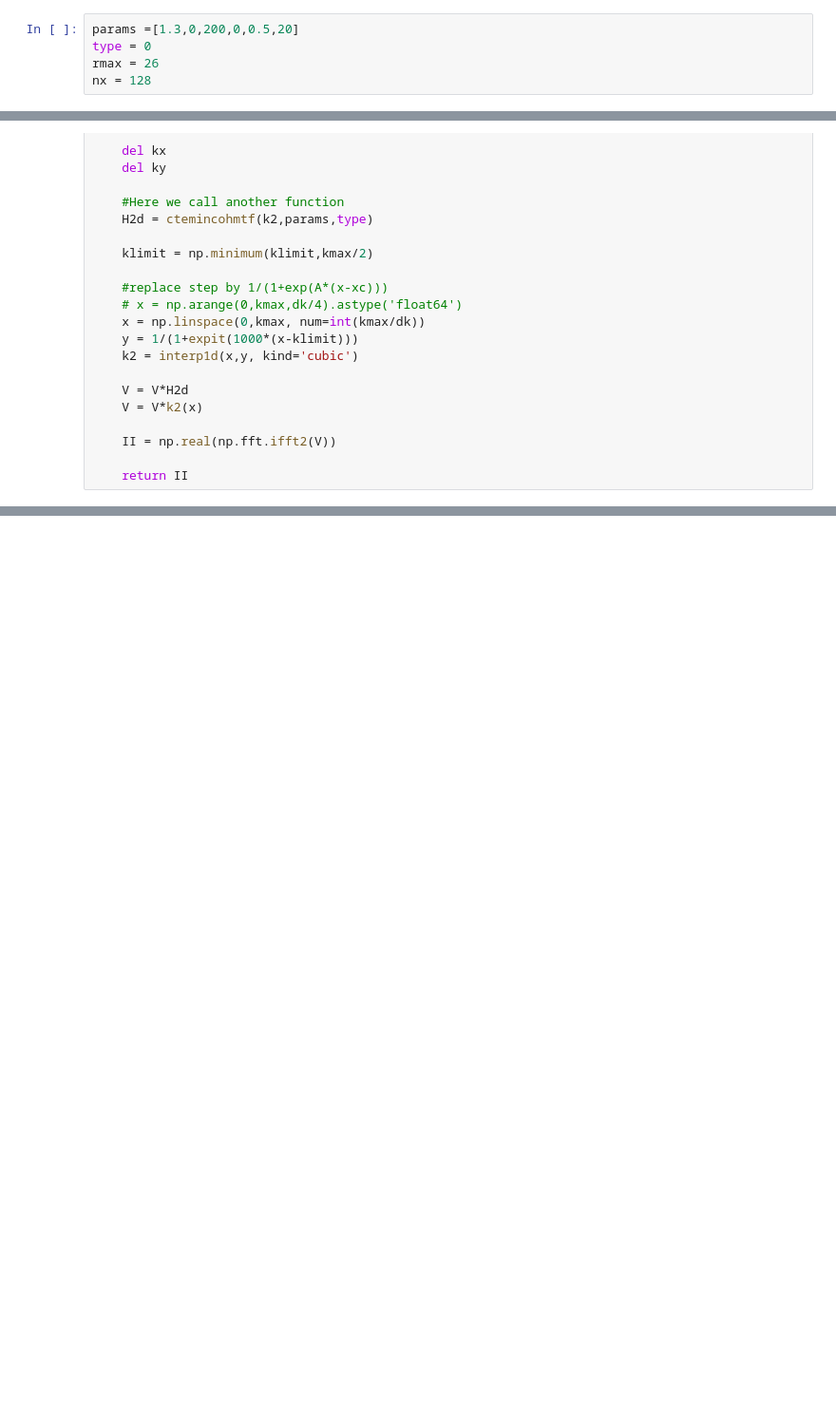
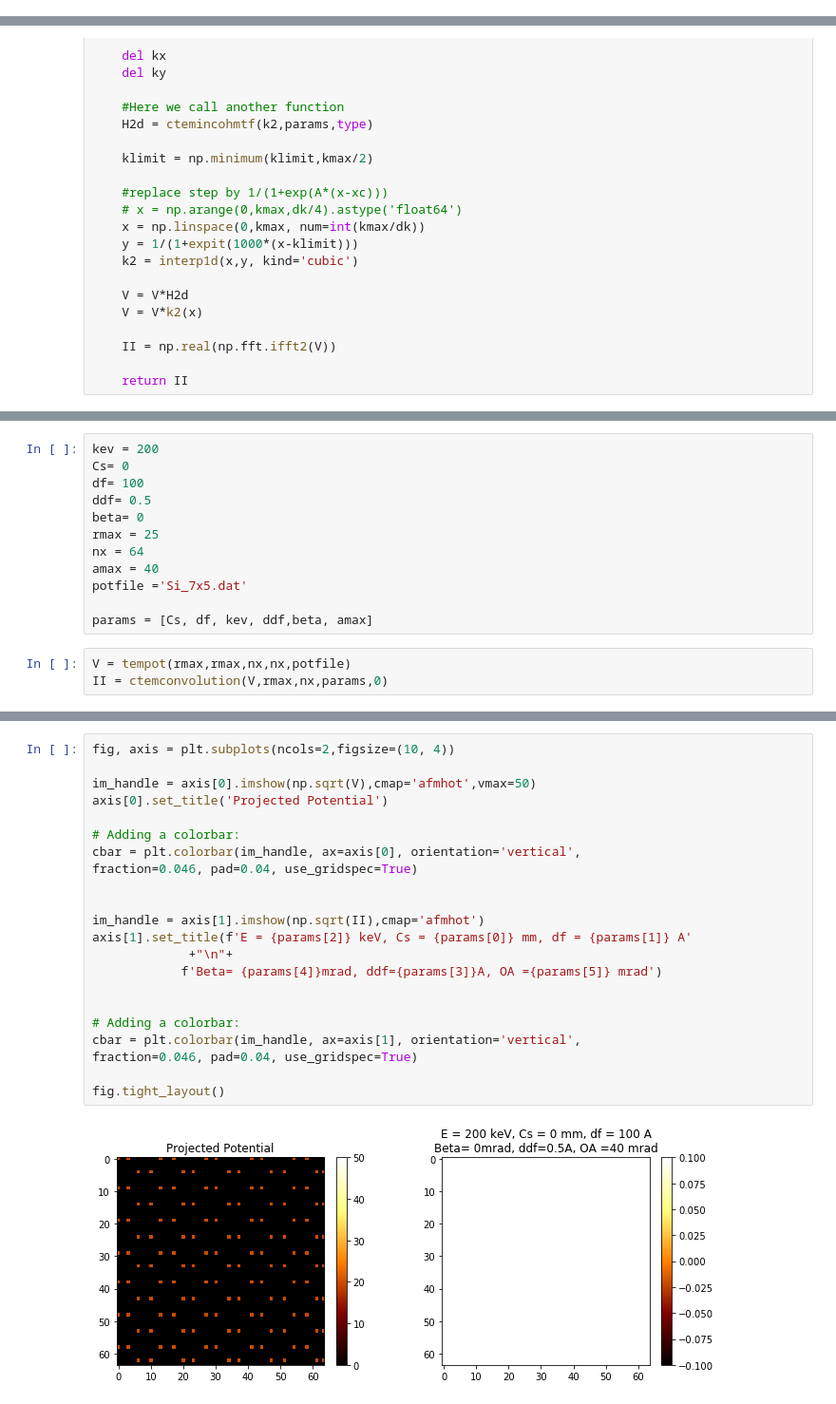
Before and after one commit to Advanced-EM/AdvancedEM, a Jupyter notebook: Week4/01_BF_ImageSimulation.ipynb, the cells around one changed output, grey strips where cells are left out. Shown: that part at 95% size. Cells and saved outputs as stored; diff of their text form; blank space fills up the shorter version.

```diff
--- a/Week4/01_BF_ImageSimulation.ipynb
+++ b/Week4/01_BF_ImageSimulation.ipynb
@@ -169,5 +151,0 @@ amax = objective aperture semiangle in mrad
-# %%
-params =[1.3,0,200,0,0.5,20]
-type = 0
-rmax = 26
-nx = 128
@@ -283,0 +255,15 @@ f1(x)
+# %%
+kev = 200
+Cs= 0
+df= 100
+ddf= 0.5
+beta= 0
+rmax = 25
+nx = 64
+amax = 40
+potfile ='Si_7x5.dat'
+
+params = [Cs, df, kev, ddf,beta, amax]
+# %%
+V = tempot(rmax,rmax,nx,nx,potfile)
+II = ctemconvolution(V,rmax,nx,params,0)
@@ -283,0 +281,24 @@ f1(x)
+# %%
+fig, axis = plt.subplots(ncols=2,figsize=(10, 4))
+
+im_handle = axis[0].imshow(np.sqrt(V),cmap='afmhot',vmax=50)
+axis[0].set_title('Projected Potential')
+
+# Adding a colorbar:
+cbar = plt.colorbar(im_handle, ax=axis[0], orientation='vertical',
+fraction=0.046, pad=0.04, use_gridspec=True)
+
+
+im_handle = axis[1].imshow(np.sqrt(II),cmap='afmhot')
+axis[1].set_title(f'E = {params[2]} keV, Cs = {params[0]} mm, df = {params[1]} A'
+             +"\n"+
+            f'Beta= {params[4]}mrad, ddf={params[3]}A, OA ={params[5]} mrad')
+
+
+# Adding a colorbar:
+cbar = plt.colorbar(im_handle, ax=axis[1], orientation='vertical',
+fraction=0.046, pad=0.04, use_gridspec=True)
+
+fig.tight_layout()
+# %% [output]
+[figure, added]
```
Also changed, not shown: parts of 13 cells of this notebook.
